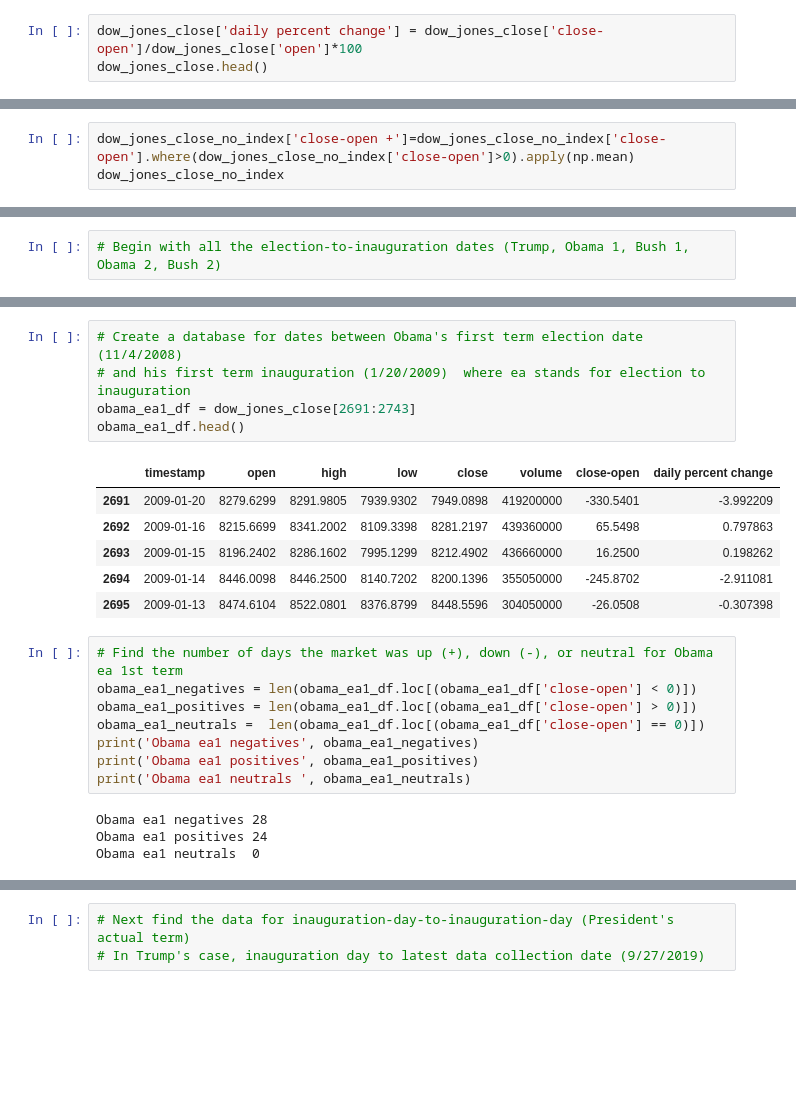
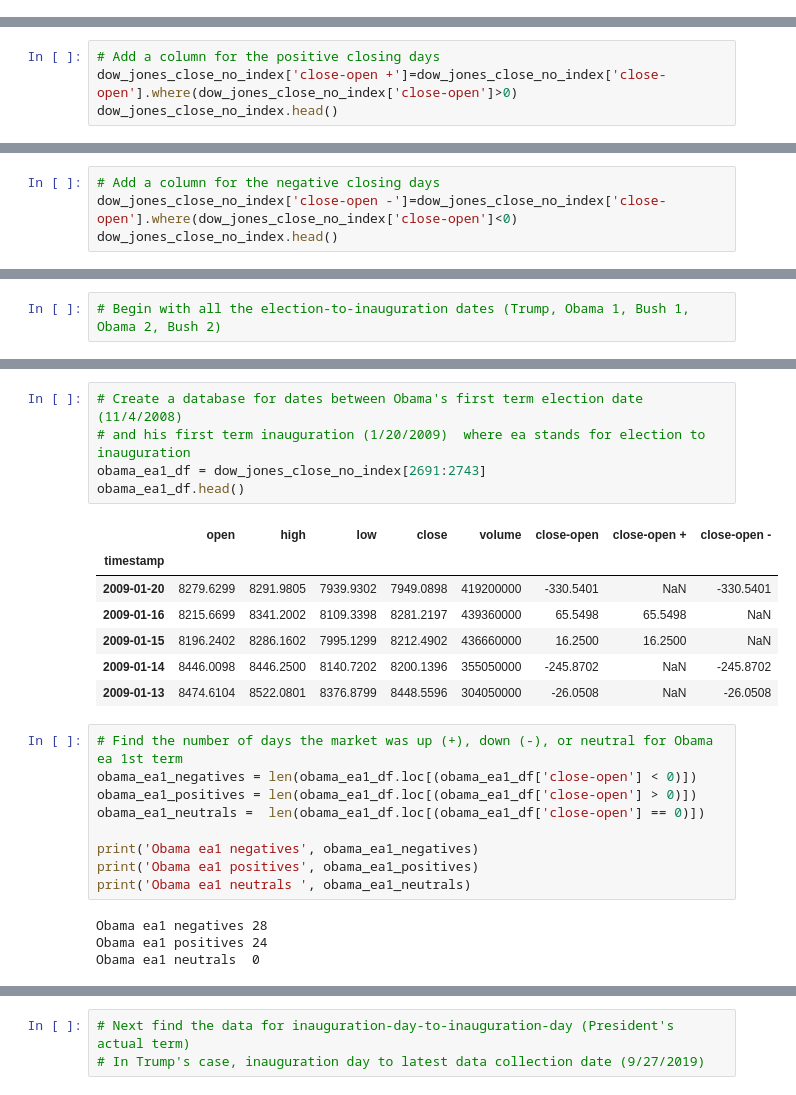
Before and after one commit to 123bmoney0/Project-1---Brute-Force, a Jupyter notebook: Project 1 Brute Force continuing code.ipynb, the cells around one changed output, grey strips where cells are left out. Saved outputs shown, nothing was run; the diff lists cells and outputs as text; blank space fills up the shorter version.

```diff
--- a/Project 1 Brute Force continuing code.ipynb
+++ b/Project 1 Brute Force continuing code.ipynb
@@ -41,3 +33,0 @@ dow_jones_close.head()
-# %%
-dow_jones_close['daily percent change'] = dow_jones_close['close-open']/dow_jones_close['open']*100
-dow_jones_close.head()
@@ -89,4 +73,5 @@ dow_jones_close_no_index.head()
 # %%
-dow_jones_close_no_index['close-open +']=dow_jones_close_no_index['close-open'].where(dow_jones_close_no_index['close-open']>0).apply(np.mean)
-dow_jones_close_no_index
+# Add a column for the positive closing days
+dow_jones_close_no_index['close-open +']=dow_jones_close_no_index['close-open'].where(dow_jones_close_no_index['close-open']>0)
+dow_jones_close_no_index.head()
 # %% [output]
@@ -111,0 +85,4 @@ dow_jones_close_no_index
+# %%
+# Add a column for the negative closing days
+dow_jones_close_no_index['close-open -']=dow_jones_close_no_index['close-open'].where(dow_jones_close_no_index['close-open']<0)
+dow_jones_close_no_index.head()
@@ -202,20 +208,22 @@ Trump ea neutrals  0
 # %%
 # Create a database for dates between Obama's first term election date (11/4/2008)
 # and his first term inauguration (1/20/2009)  where ea stands for election to inauguration
-obama_ea1_df = dow_jones_close[2691:2743]
+obama_ea1_df = dow_jones_close_no_index[2691:2743]
 obama_ea1_df.head()
 # %% [output]
-|  | timestamp | open | high | low | close | volume | close-open | daily percent change |
-| 2691 | 2009-01-20 | 8279.6299 | 8291.9805 | 7939.9302 | 7949.0898 | 419200000 | -330.5401 | -3.992209 |
-| 2692 | 2009-01-16 | 8215.6699 | 8341.2002 | 8109.3398 | 8281.2197 | 439360000 | 65.5498 | 0.797863 |
-| 2693 | 2009-01-15 | 8196.2402 | 8286.1602 | 7995.1299 | 8212.4902 | 436660000 | 16.2500 | 0.198262 |
-| 2694 | 2009-01-14 | 8446.0098 | 8446.2500 | 8140.7202 | 8200.1396 | 355050000 | -245.8702 | -2.911081 |
-| 2695 | 2009-01-13 | 8474.6104 | 8522.0801 | 8376.8799 | 8448.5596 | 304050000 | -26.0508 | -0.307398 |
+|  | open | high | low | close | volume | close-open | close-open + | close-open - |
+| timestamp |  |  |  |  |  |  |  |  |
+| 2009-01-20 | 8279.6299 | 8291.9805 | 7939.9302 | 7949.0898 | 419200000 | -330.5401 | NaN | -330.5401 |
+| 2009-01-16 | 8215.6699 | 8341.2002 | 8109.3398 | 8281.2197 | 439360000 | 65.5498 | 65.5498 | NaN |
+| 2009-01-15 | 8196.2402 | 8286.1602 | 7995.1299 | 8212.4902 | 436660000 | 16.2500 | 16.2500 | NaN |
+| 2009-01-14 | 8446.0098 | 8446.2500 | 8140.7202 | 8200.1396 | 355050000 | -245.8702 | NaN | -245.8702 |
+| 2009-01-13 | 8474.6104 | 8522.0801 | 8376.8799 | 8448.5596 | 304050000 | -26.0508 | NaN | -26.0508 |
 # %%
 # Find the number of days the market was up (+), down (-), or neutral for Obama ea 1st term
 obama_ea1_negatives = len(obama_ea1_df.loc[(obama_ea1_df['close-open'] < 0)])
 obama_ea1_positives = len(obama_ea1_df.loc[(obama_ea1_df['close-open'] > 0)])
 obama_ea1_neutrals =  len(obama_ea1_df.loc[(obama_ea1_df['close-open'] == 0)])
+
 print('Obama ea1 negatives', obama_ea1_negatives)
 print('Obama ea1 positives', obama_ea1_positives)
 print('Obama ea1 neutrals ', obama_ea1_neutrals)
```
Also changed, not shown: parts of 41 cells of this notebook.
